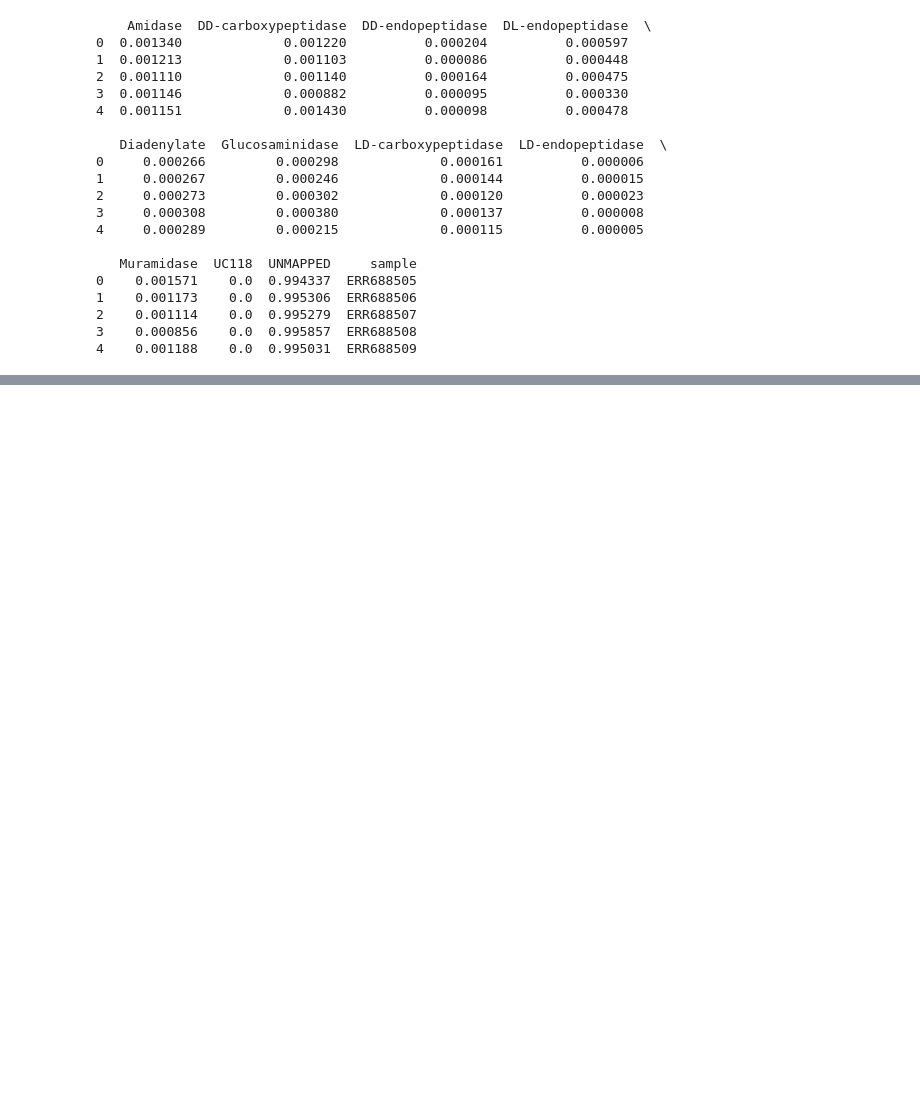
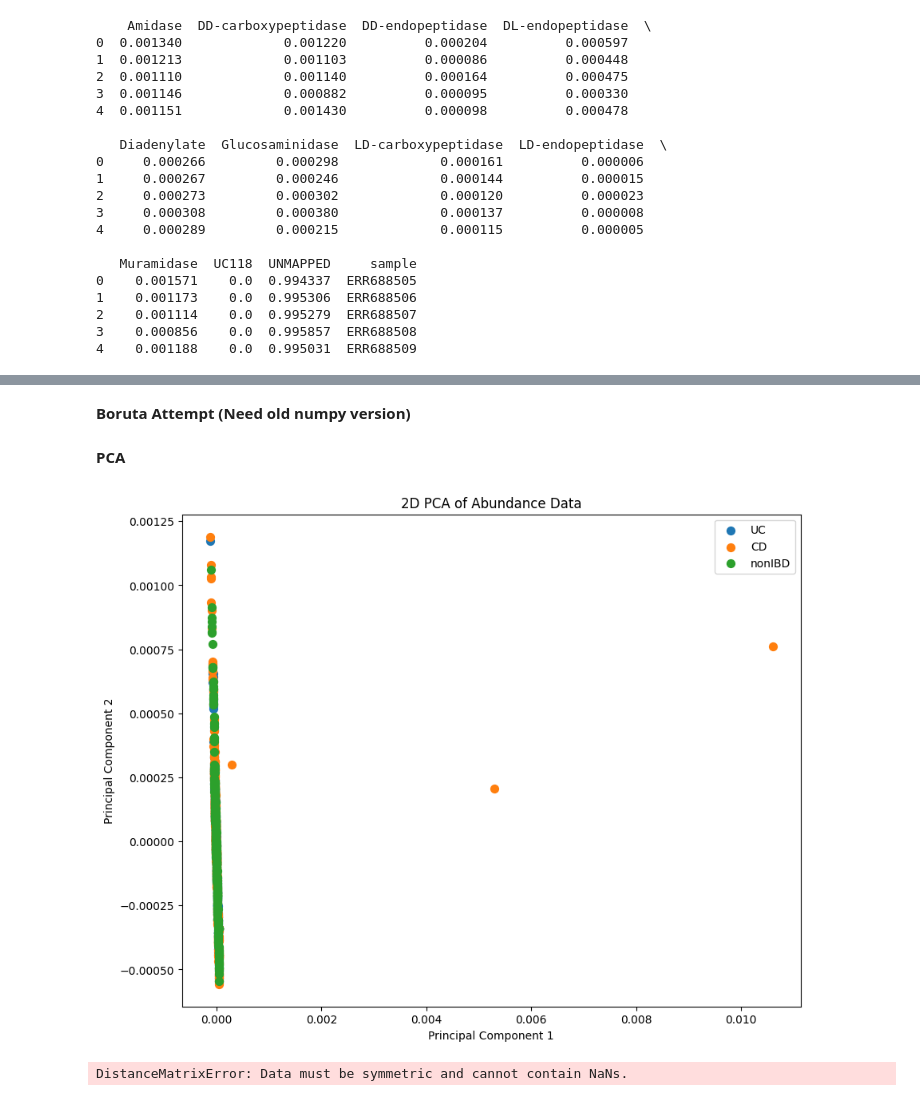
Before and after one commit to oliverdesa/Clustering_Metagenomics, a Jupyter notebook: src/clustering/machine_learning.ipynb, the cells around one changed output, grey strips where cells are left out. Cells and saved outputs as stored; diff of their text form; code cells hidden in the pictures; blank space fills up the shorter version.

```diff
--- a/src/clustering/machine_learning.ipynb
+++ b/src/clustering/machine_learning.ipynb
@@ -407,0 +449,4 @@ df_combined = df_combined.rename(columns={'sample': 'sample_id'})
+# %%
+filtered_ibd_metadata = ibd_metadata[ibd_metadata['data_type'] == 'metagenomics']
+
+print(filtered_ibd_metadata.shape)
@@ -407,0 +611,13 @@ df_combined = df_combined.rename(columns={'sample': 'sample_id'})
+# %%
+clustered_abundance_ibd_dle = clustered_abundance_ibd.filter(like='DL-endo', axis=1)
+clustered_abundance_ibd_dle['sample_id'] = clustered_abundance_ibd['sample_id']
+
+print(clustered_abundance_ibd_dle.shape)
+# %%
+merged_df = pd.merge(clustered_abundance_ibd_dle, final_metadata, on='sample_id')
+
+X = merged_df.drop(columns=['sample_id', 'diagnosis'])  # Assuming 'diagnosis' is the column name for ground truths
+y = merged_df['diagnosis']
+
+# Split the data into training and testing sets
+X_train, X_test, y_train, y_test = train_test_split(X, y, test_size=0.2, random_state=42)
@@ -407,0 +734,2 @@ df_combined = df_combined.rename(columns={'sample': 'sample_id'})
+# %% [markdown]
+**Boruta Attempt (Need old numpy version)**
@@ -407,0 +769,40 @@ df_combined = df_combined.rename(columns={'sample': 'sample_id'})
+# %% [markdown]
+**PCA**
+# %%
+# Filter columns that start with 'DL-endo'
+X = merged_df.drop(columns=['sample_id', 'diagnosis'])
+
+# Target variable
+y = merged_df['diagnosis']
+
+# Perform PCA with 2 components for 2D visualization
+pca = PCA(n_components=2)
+X_pca = pca.fit_transform(X)
+
+# Create a DataFrame with PCA results
+pca_df = pd.DataFrame(data=X_pca, columns=['PC1', 'PC2'])
+pca_df['diagnosis'] = y.values
+
+# Plot the PCA results in 2D
+plt.figure(figsize=(10, 8))
+for diagnosis in pca_df['diagnosis'].unique():
+    indices = pca_df['diagnosis'] == diagnosis
+    plt.scatter(pca_df.loc[indices, 'PC1'], pca_df.loc[indices, 'PC2'], label=diagnosis, s=50)
+plt.xlabel('Principal Component 1')
+plt.ylabel('Principal Component 2')
+plt.title('2D PCA of Abundance Data')
+plt.legend()
+plt.show()
+
+from scipy.spatial.distance import pdist, squareform
+# Prepare data for PERMANOVA
+# Calculate Bray-Curtis distance matrix
+bray_curtis_distance = pdist(X, metric='braycurtis')
+distance_matrix = DistanceMatrix(squareform(bray_curtis_distance), ids=merged_df['sample_id'])
+
+# Perform PERMANOVA
+permanova_results = permanova(distance_matrix, y, permutations=999)
+print(permanova_results)
+# %% [output]
+[figure, added]
+DistanceMatrixError: Data must be symmetric and cannot contain NaNs.
```
Also changed, not shown: parts of 26 cells of this notebook, 1 other file.
